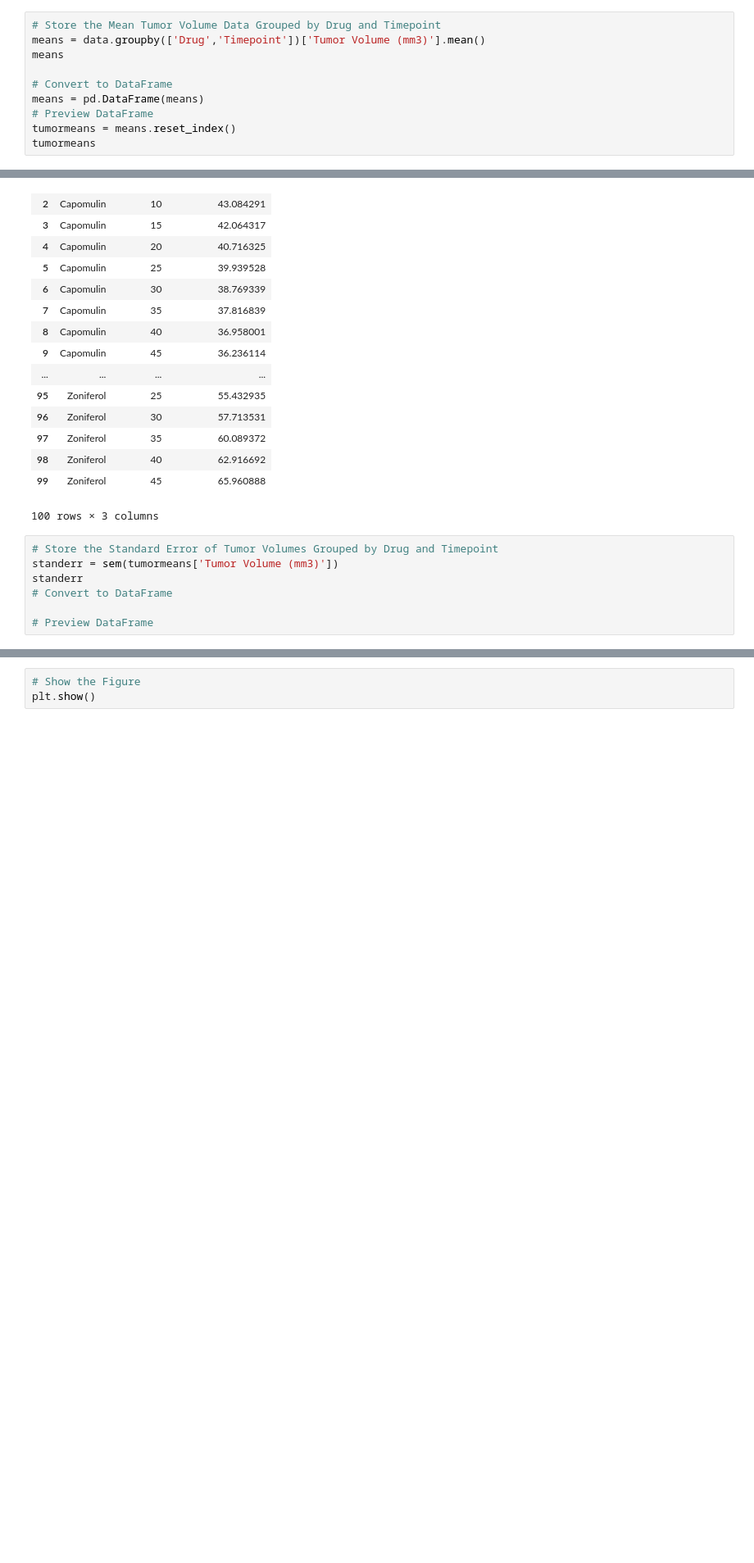
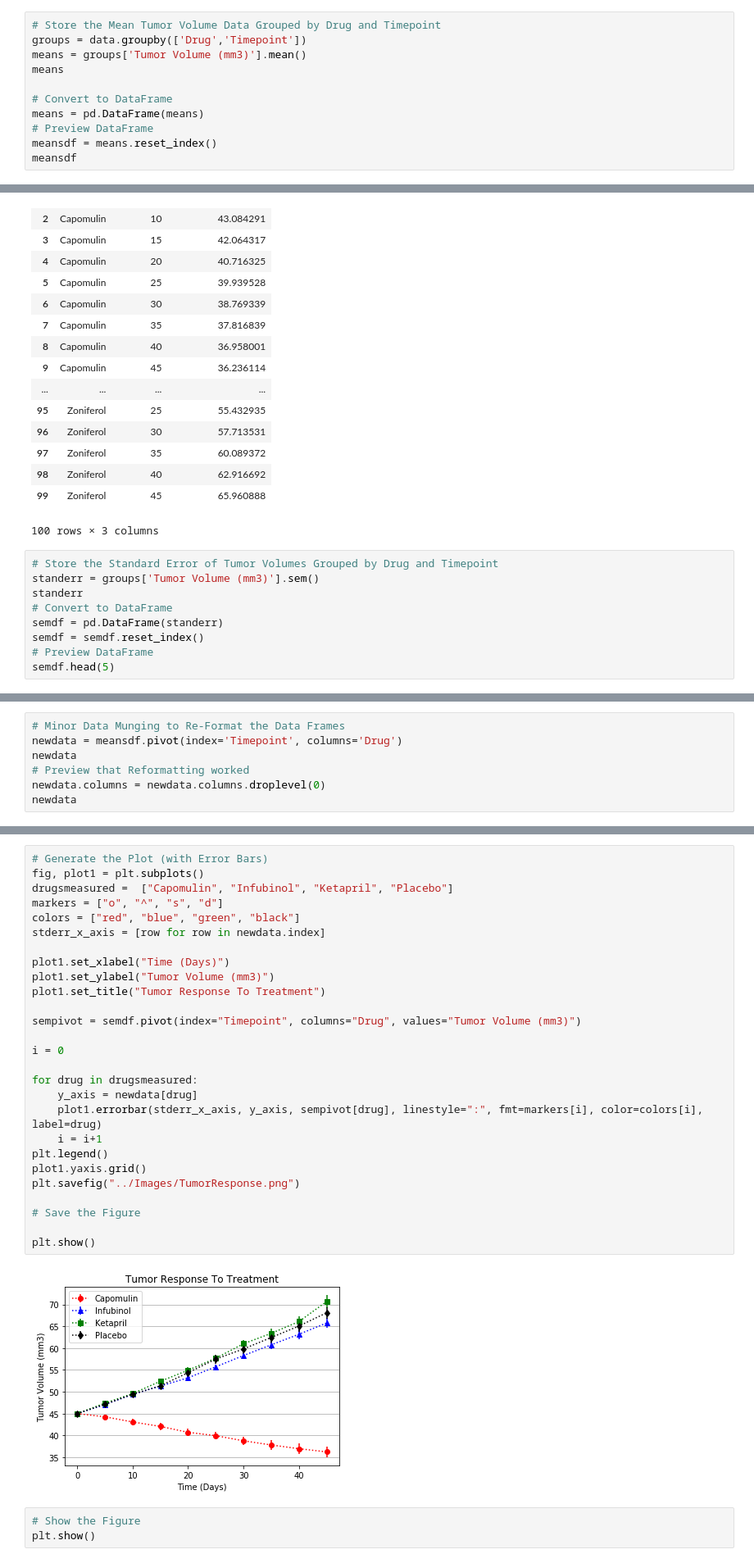
Before and after one commit to ltbird259/matplotlib-challenge, a Jupyter notebook: Homework/Instructions/Pymaceuticals/pymaceuticals_starter.ipynb, the cells around one changed output, grey strips where cells are left out. Shown: that part at 82% size. Drawn from its saved outputs; the diff is of its cells as text; blank space fills up the shorter version.

```diff
--- a/Homework/Instructions/Pymaceuticals/pymaceuticals_starter.ipynb
+++ b/Homework/Instructions/Pymaceuticals/pymaceuticals_starter.ipynb
@@ -46,14 +46,15 @@ data
 ## Tumor Response to Treatment
 # %%
 # Store the Mean Tumor Volume Data Grouped by Drug and Timepoint
-means = data.groupby(['Drug','Timepoint'])['Tumor Volume (mm3)'].mean()
+groups = data.groupby(['Drug','Timepoint'])
+means = groups['Tumor Volume (mm3)'].mean()
 means
 
 # Convert to DataFrame
 means = pd.DataFrame(means)
 # Preview DataFrame
-tumormeans = means.reset_index()
-tumormeans
+meansdf = means.reset_index()
+meansdf
 # %% [output]
 |  | Drug | Timepoint | Tumor Volume (mm3) |
 | 0 | Capomulin | 0 | 45.000000 |
@@ -75,9 +76,11 @@ tumormeans
 100 rows × 3 columns
 # %%
 # Store the Standard Error of Tumor Volumes Grouped by Drug and Timepoint
-standerr = sem(tumormeans['Tumor Volume (mm3)'])
+standerr = groups['Tumor Volume (mm3)'].sem()
 standerr
 # Convert to DataFrame
-
+semdf = pd.DataFrame(standerr)
+semdf = semdf.reset_index()
 # Preview DataFrame
+semdf.head(5)
 # %% [output]
@@ -84,0 +93,7 @@ standerr
+# %%
+# Minor Data Munging to Re-Format the Data Frames
+newdata = meansdf.pivot(index='Timepoint', columns='Drug')
+newdata
+# Preview that Reformatting worked
+newdata.columns = newdata.columns.droplevel(0)
+newdata
@@ -110,3 +122,32 @@ standerr
+# %%
+# Generate the Plot (with Error Bars)
+fig, plot1 = plt.subplots()
+drugsmeasured =  ["Capomulin", "Infubinol", "Ketapril", "Placebo"]
+markers = ["o", "^", "s", "d"]
+colors = ["red", "blue", "green", "black"]
+stderr_x_axis = [row for row in newdata.index]
+
+plot1.set_xlabel("Time (Days)")
+plot1.set_ylabel("Tumor Volume (mm3)")
+plot1.set_title("Tumor Response To Treatment")
+
+sempivot = semdf.pivot(index="Timepoint", columns="Drug", values="Tumor Volume (mm3)")
+
+i = 0
+
+for drug in drugsmeasured:
+    y_axis = newdata[drug]
+    plot1.errorbar(stderr_x_axis, y_axis, sempivot[drug], linestyle=":", fmt=markers[i], color=colors[i], label=drug)
+    i = i+1
+plt.legend()
+plot1.yaxis.grid()
+plt.savefig("../Images/TumorResponse.png")
+
+# Save the Figure
+
+plt.show()
+# %% [output]
+[figure, added]
 # %%
 # Show the Figure
 plt.show()
```
Also changed, not shown: parts of 6 cells of this notebook, 1 other file.
